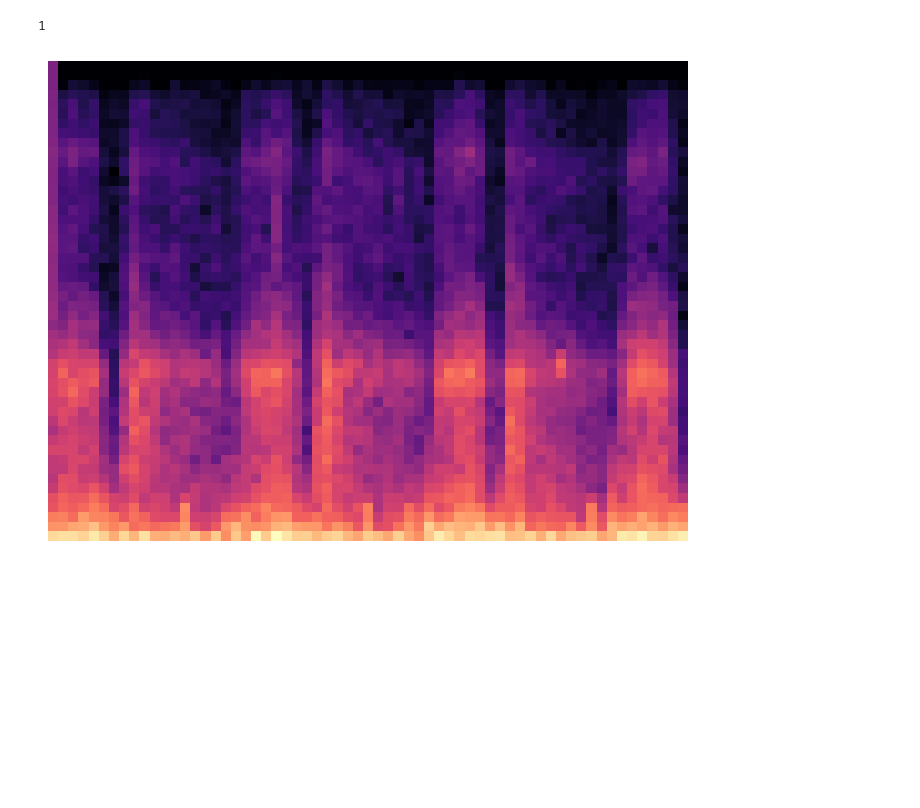
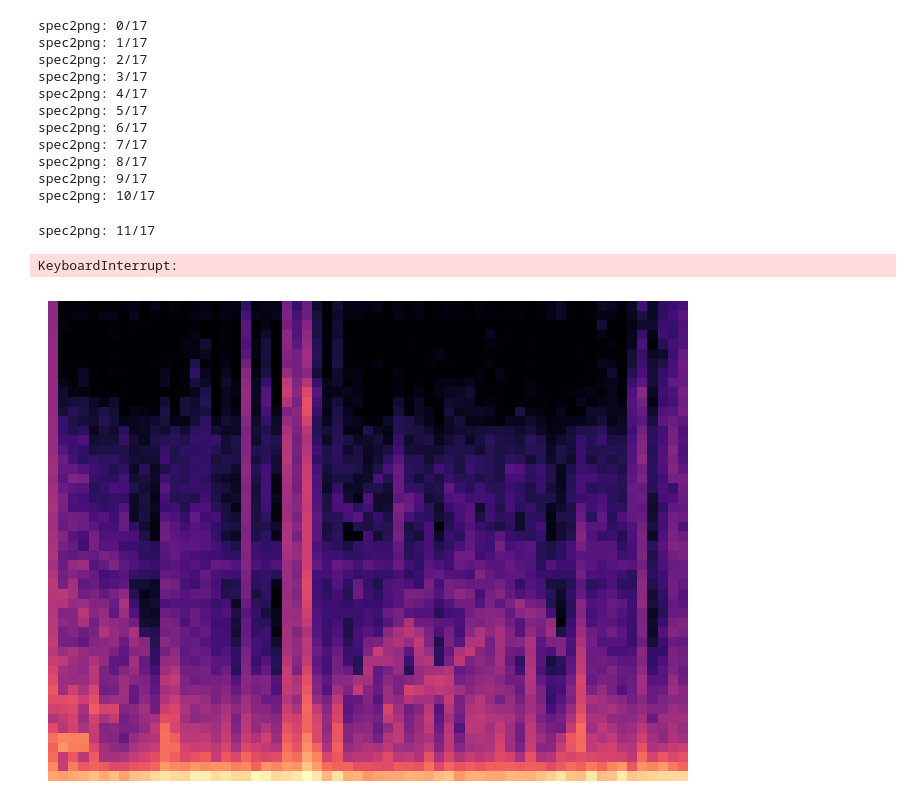
Before and after one commit to loukra/Respiratory_Disease_Classification, a Jupyter notebook: JNotebooks/Preprocessing/spec2png.ipynb, the cells around one changed output. Drawn from its saved outputs; the diff is of its cells as text; code cells hidden in the pictures; blank space fills up the shorter version.

```diff
--- a/JNotebooks/Preprocessing/spec2png.ipynb
+++ b/JNotebooks/Preprocessing/spec2png.ipynb
@@ -26,7 +34,44 @@ anno = anno_df.iloc[[780],:]
-# %%
-y, anno_chunk = audio_preprocessing(anno)
-
-spec2png(y,anno_chunk, window="hann")
-# %% [output]
-1
-[figure, removed]
+# %%
+from IPython.display import display, clear_output
+import time
+
+def gen_img(df:pd.DataFrame):
+
+    i = 0
+
+    for idx in tqdm(range(876,df.shape[0])):
+        row = df.iloc[[idx],:]
+
+        # start_time = time.time()
+        y, anno_chunk = audio_preprocessing(row)
+        # print("audio processing --- %s seconds ---" % (time.time() - start_time))
+
+        # start_time = time.time()
+        result = spec2png(y,anno_chunk, window="hann")
+        # print("Mel_log->png --- %s seconds ---" % (time.time() - start_time))
+
+        i += result
+        clear_output(wait=True)
+        os.system('clear')
+
+        display(row)
+
+
+    return i
+
+gen_img(anno_df)
+# %% [output]
+spec2png: 0/17
+spec2png: 1/17
+spec2png: 2/17
+spec2png: 3/17
+spec2png: 4/17
+spec2png: 5/17
+spec2png: 6/17
+spec2png: 7/17
+spec2png: 8/17
+spec2png: 9/17
+spec2png: 10/17
+spec2png: 11/17
+KeyboardInterrupt:
+[figure, added]
```
Also changed, not shown: parts of 2 cells of this notebook.
